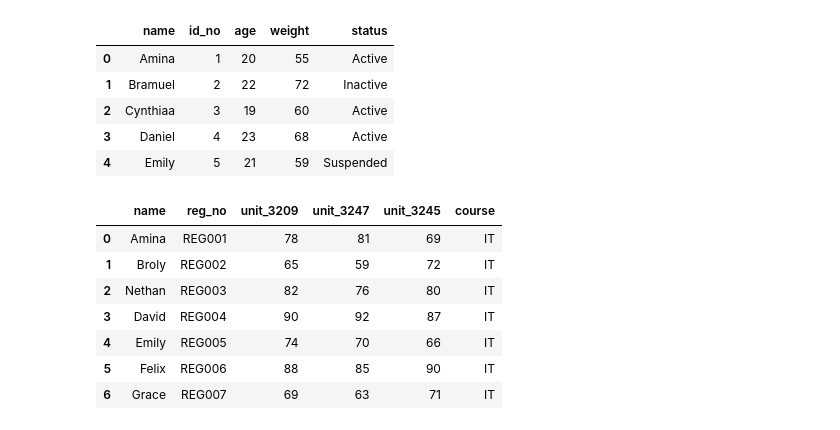
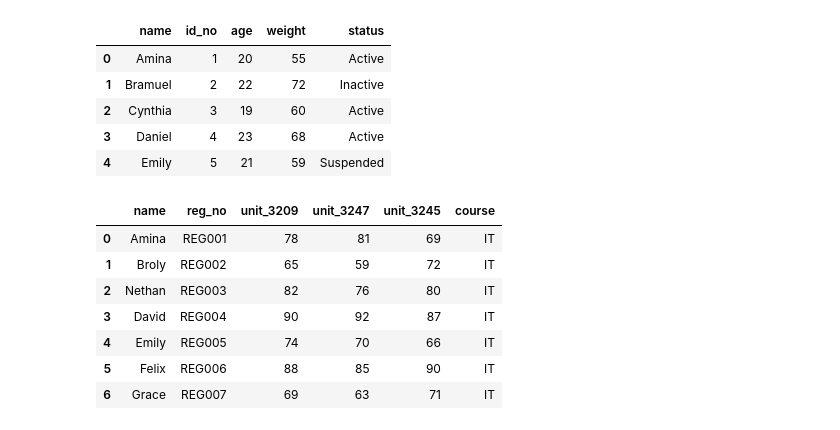
Before and after one commit to Clinton1029/Merging_data, a Jupyter notebook: Merging_data.ipynb, the cells around one changed output. Saved outputs shown, nothing was run; the diff lists cells and outputs as text; code cells hidden in the pictures.

```diff
--- a/Merging_data.ipynb
+++ b/Merging_data.ipynb
@@ -3,21 +3,21 @@
 # %%
 import pandas as pd
 
 data1={
-    "name": ["Amina", "Bramuel", "Cynthiaa", "Daniel", "Emily", "Felix", "Grace"],
+    "name": ["Amina", "Bramuel", "Cynthia", "Daniel", "Emily", "Felix", "Grace"],
     "id_no": ["1", "2", "3", "4", "5", "6", "7"],
     "age": [20, 22, 19, 23, 21, 24, 18],
     "weight": [55, 72, 60, 68, 59, 75, 53],
     "status": ["Active", "Inactive", "Active", "Active", "Suspended", "Active", "Inactive"]
 }
 df_studio = pd.DataFrame(data1)
 
 df_studio.head(5)
 # %% [output]
 |  | name | id_no | age | weight | status |
 | 0 | Amina | 1 | 20 | 55 | Active |
 | 1 | Bramuel | 2 | 22 | 72 | Inactive |
-| 2 | Cynthiaa | 3 | 19 | 60 | Active |
+| 2 | Cynthia | 3 | 19 | 60 | Active |
 | 3 | Daniel | 4 | 23 | 68 | Active |
 | 4 | Emily | 5 | 21 | 59 | Suspended |
 # %%
```
